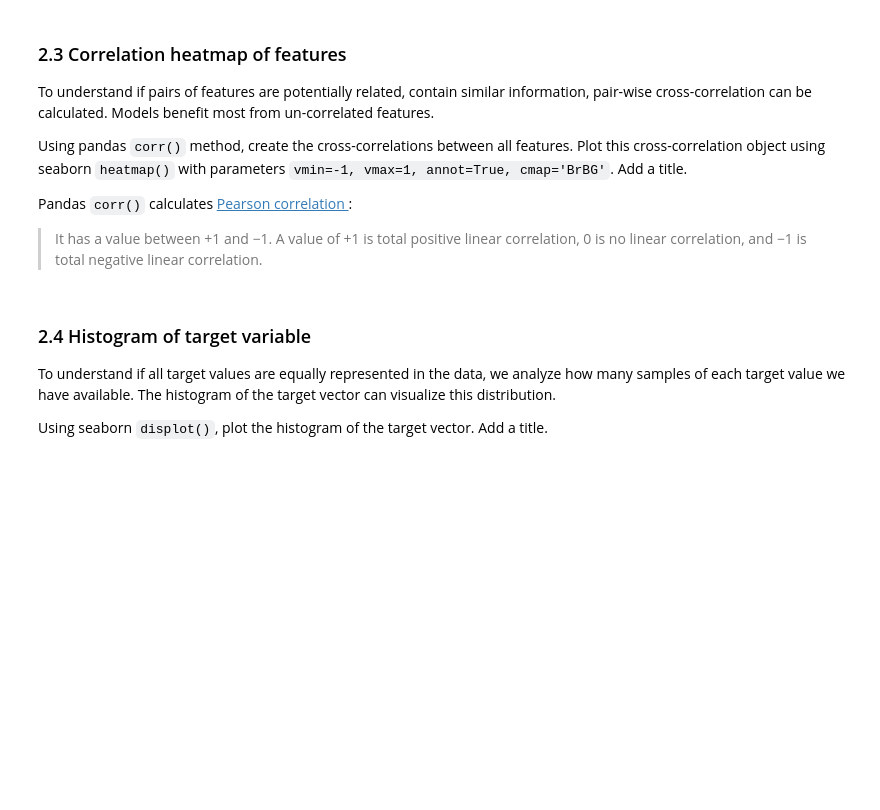
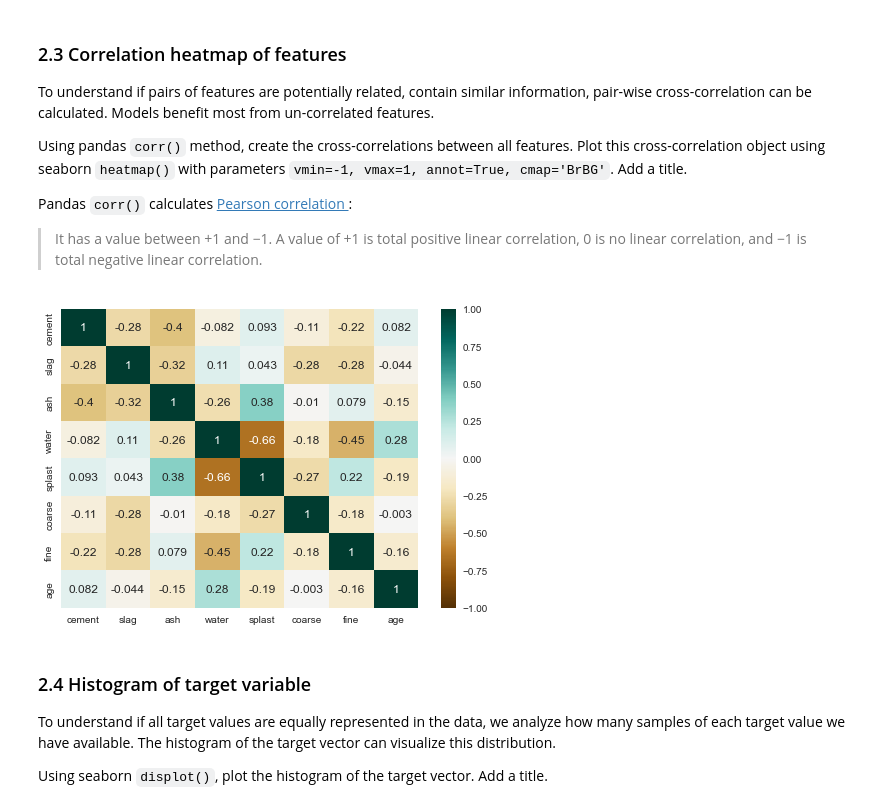
Before and after one commit to meng-ucalgary/ensf-611-assignment-2, a Jupyter notebook: lab2.ipynb, the cells around one changed output. Cells and saved outputs as stored; diff of their text form; code cells hidden in the pictures; blank space fills up the shorter version.

```diff
--- a/lab2.ipynb
+++ b/lab2.ipynb
@@ -113,3 +134,11 @@ Pandas `corr()` calculates [Pearson correlation ](https://en.wikipedia.org/wiki/
+# %%
+# generate the cross-correlation
+X_corr = X.corr()
+
+# plot the heatmap
+sns.heatmap(data=X_corr, vmin=-1, vmax=1, annot=True, cmap='BrBG');
+# %% [output]
+[figure, added]
 # %% [markdown]
 ### 2.4 Histogram of target variable
 
```
Also changed, not shown: parts of 8 cells of this notebook.
